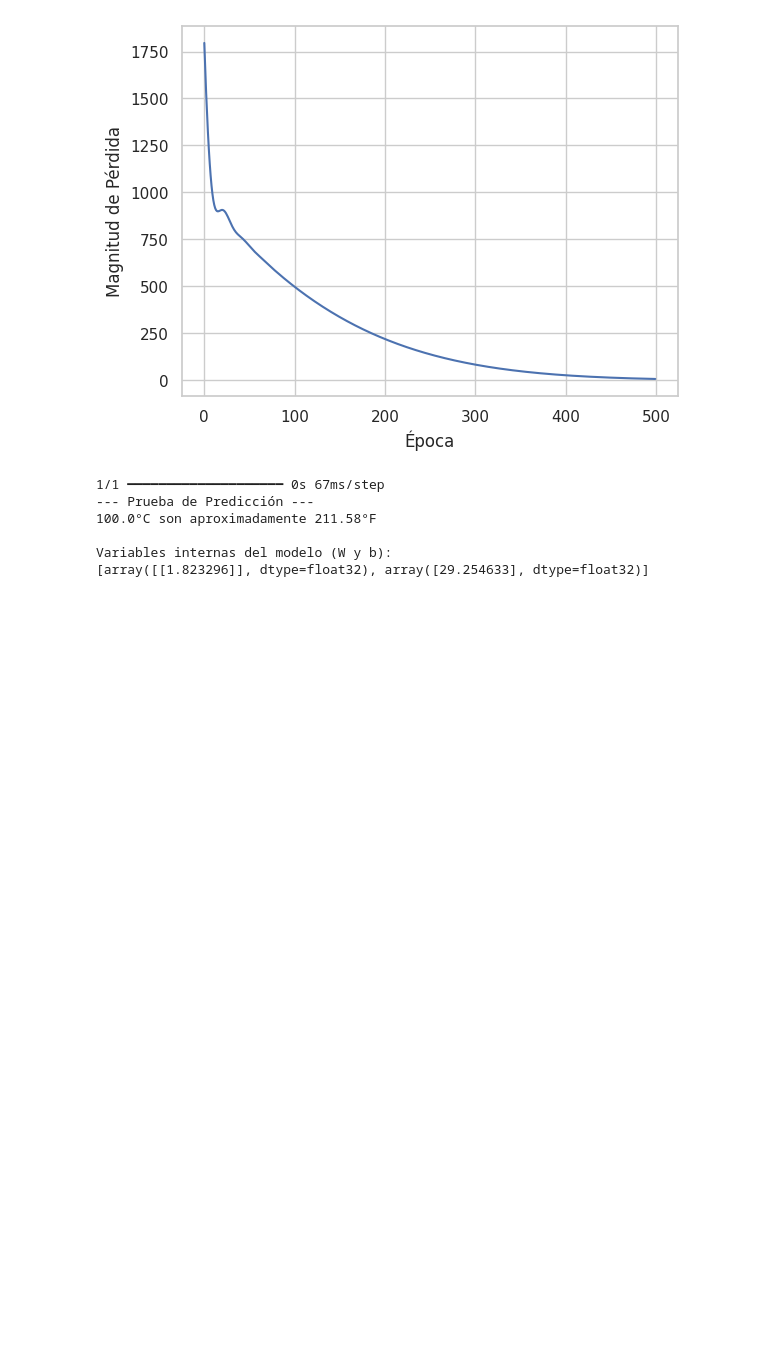
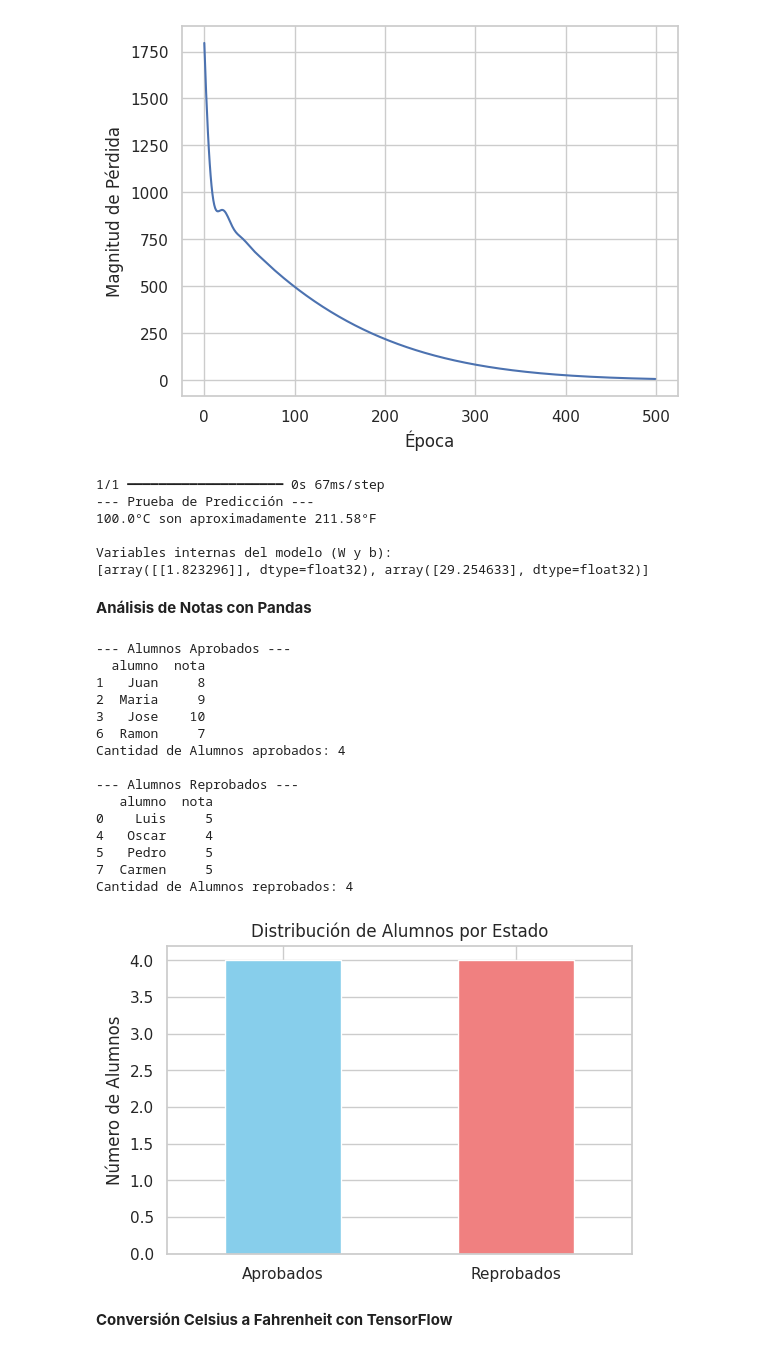
Before and after one commit to LordShadow01/Programacion_lll, a Jupyter notebook: Librerías.ipynb, the cells around one changed output. Drawn from its saved outputs; the diff is of its cells as text; code cells hidden in the pictures; blank space fills up the shorter version.

```diff
--- a/Librerías.ipynb
+++ b/Librerías.ipynb
@@ -161,3 +161,5 @@ Modelo entrenado.
 
 Variables internas del modelo (W y b):
 [array([[1.823296]], dtype=float32), array([29.254633], dtype=float32)]
+# %% [markdown]
+**Análisis de Notas con Pandas**
@@ -163,0 +169,61 @@ Variables internas del modelo (W y b):
+# %%
+datos_csv = """alumno;nota
+Luis;5
+Juan;8
+Maria;9
+Jose;10
+Oscar;4
+Pedro;5
+Ramon;7
+Carmen;5"""
+
+with open("notas.csv", "w") as f:
+    f.write(datos_csv)
+
+try:
+    notas = pd.read_csv("notas.csv", sep=";", encoding="utf-8")
+except FileNotFoundError:
+    print("Error: Asegúrate de que el archivo 'notas.csv' exista.")
+    exit()
+
+NOTA_MINIMA_APROBACION = 6
+
+aprobados = notas[notas["nota"] >= NOTA_MINIMA_APROBACION]
+print("--- Alumnos Aprobados ---")
+print(aprobados)
+print(f"Cantidad de Alumnos aprobados: {len(aprobados)}\n")
+
+reprobados = notas[notas["nota"] < NOTA_MINIMA_APROBACION]
+print("--- Alumnos Reprobados ---")
+print(reprobados)
+print(f"Cantidad de Alumnos reprobados: {len(reprobados)}\n")
+
+conteo = pd.Series({
+    'Aprobados': len(aprobados),
+    'Reprobados': len(reprobados)
+})
+plt.figure(figsize=(6, 4))
+conteo.plot(kind='bar', color=['skyblue', 'lightcoral'])
+plt.title('Distribución de Alumnos por Estado')
+plt.ylabel('Número de Alumnos')
+plt.xticks(rotation=0)
+plt.show()
+# %% [output]
+--- Alumnos Aprobados ---
+  alumno  nota
+1   Juan     8
+2  Maria     9
+3   Jose    10
+6  Ramon     7
+Cantidad de Alumnos aprobados: 4
+
+--- Alumnos Reprobados ---
+   alumno  nota
+0    Luis     5
+4   Oscar     4
+5   Pedro     5
+7  Carmen     5
+Cantidad de Alumnos reprobados: 4
+[figure, added]
+# %% [markdown]
+**Conversión Celsius a Fahrenheit con TensorFlow**
```
Also changed, not shown: parts of 3 cells of this notebook.
